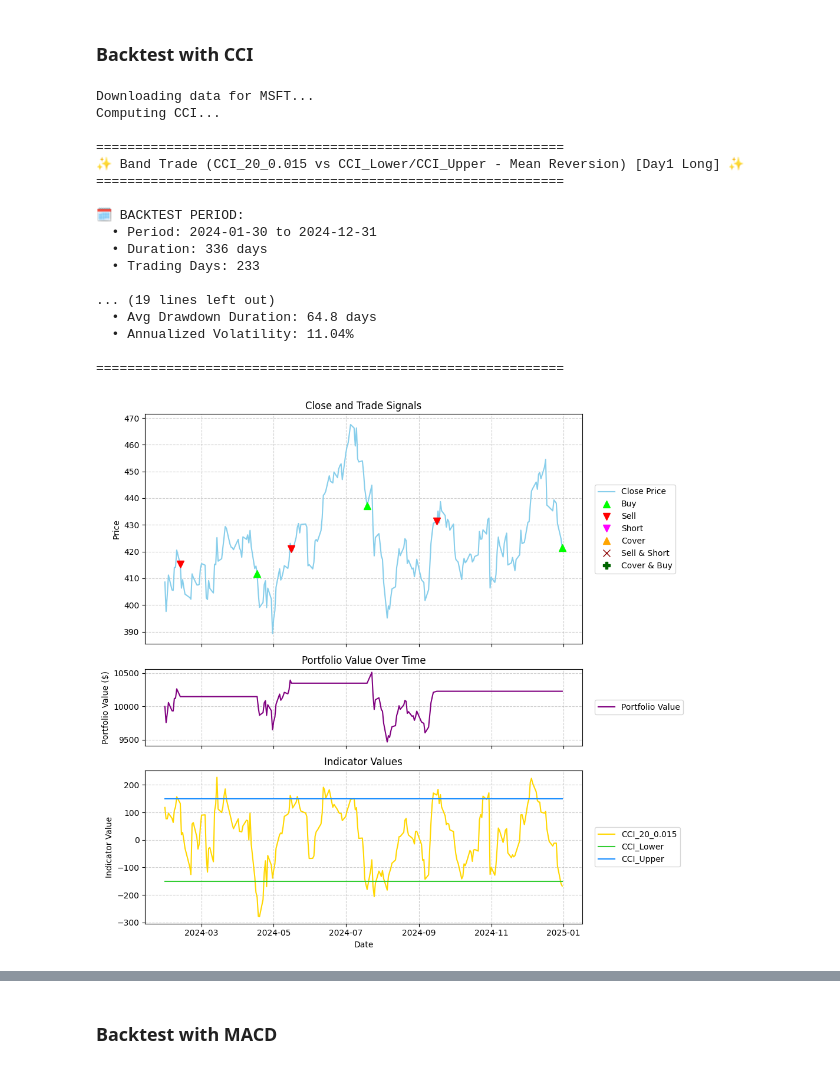
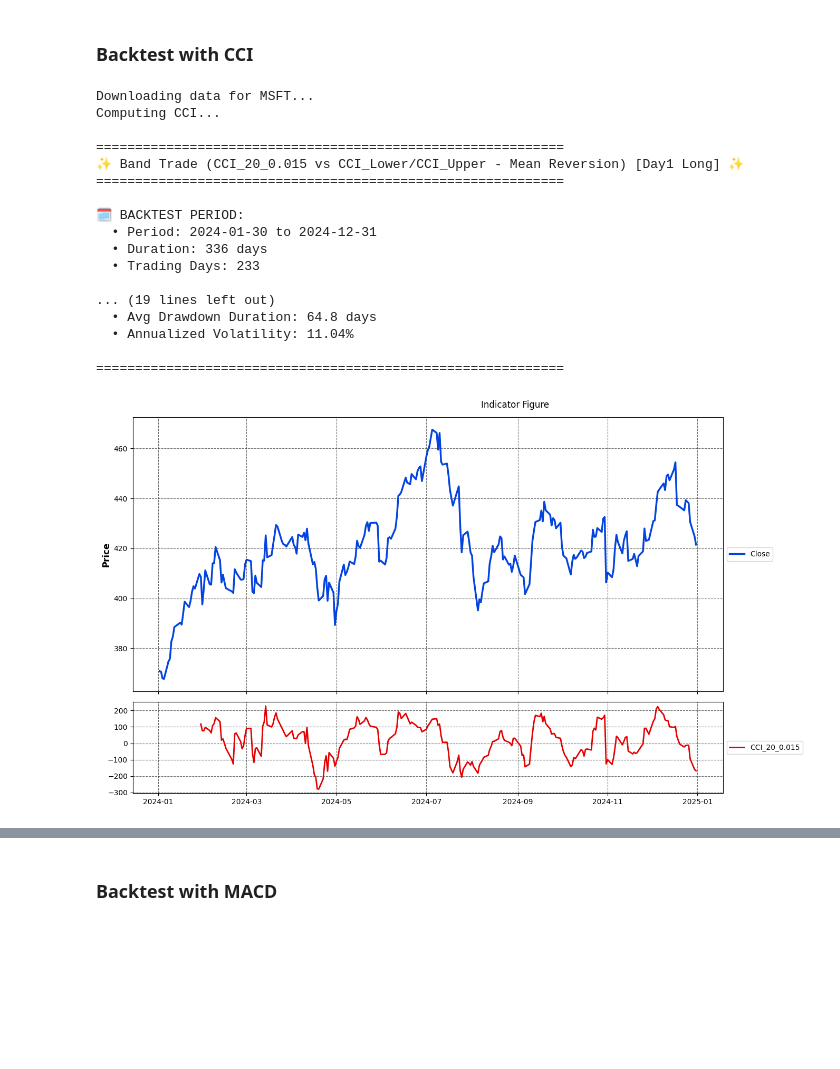
Before and after one commit to BSoybilgen/simple-trade, a Jupyter notebook: examples/backtest/example_backtest_momentum.ipynb, the cells around one changed output, grey strips where cells are left out. Cells and saved outputs as stored; diff of their text form; code cells hidden in the pictures; blank space fills up the shorter version.

```diff
--- a/examples/backtest/example_backtest_momentum.ipynb
+++ b/examples/backtest/example_backtest_momentum.ipynb
@@ -33,7 +33,7 @@ parameters["constant"] = 0.015
 columns["high_col"] = 'High'
 columns["low_col"] = 'Low'
 columns["close_col"] = 'Close'
-data = compute_indicator(
+data, columns, fig = compute_indicator(
     data=data,
     indicator='cci',
     parameters=parameters,
@@ -65,31 +65,31 @@ backtester.print_results(results)
 plotter = BacktestPlotter()
 
 # Define the indicator columns explicitly
 indicator_cols_to_plot = [f'CCI_{window}_{constant}', 'CCI_Lower', 'CCI_Upper']
 
 fig = plotter.plot_results(
     data_df=data,
     history_df=portfolio,
     price_col='Close',
     indicator_cols=indicator_cols_to_plot,
     title=f"CCI Threshold (Long Only) (f'CCI_{window}_{constant}' 150/-150)"
 )
 # %% [output]
 Downloading data for MSFT...
 Computing CCI...
 
 ============================================================
 ✨ Band Trade (CCI_20_0.015 vs CCI_Lower/CCI_Upper - Mean Reversion) [Day1 Long] ✨
 ============================================================
 
 🗓️ BACKTEST PERIOD:
   • Period: 2024-01-30 to 2024-12-31
   • Duration: 336 days
   • Trading Days: 233
 
 ... (19 lines left out)
   • Avg Drawdown Duration: 64.8 days
   • Annualized Volatility: 11.04%
 
 ============================================================
-[figure, old version]
+[figure, new version]
```
Also changed, not shown: parts of 5 cells of this notebook, 5 other files.
